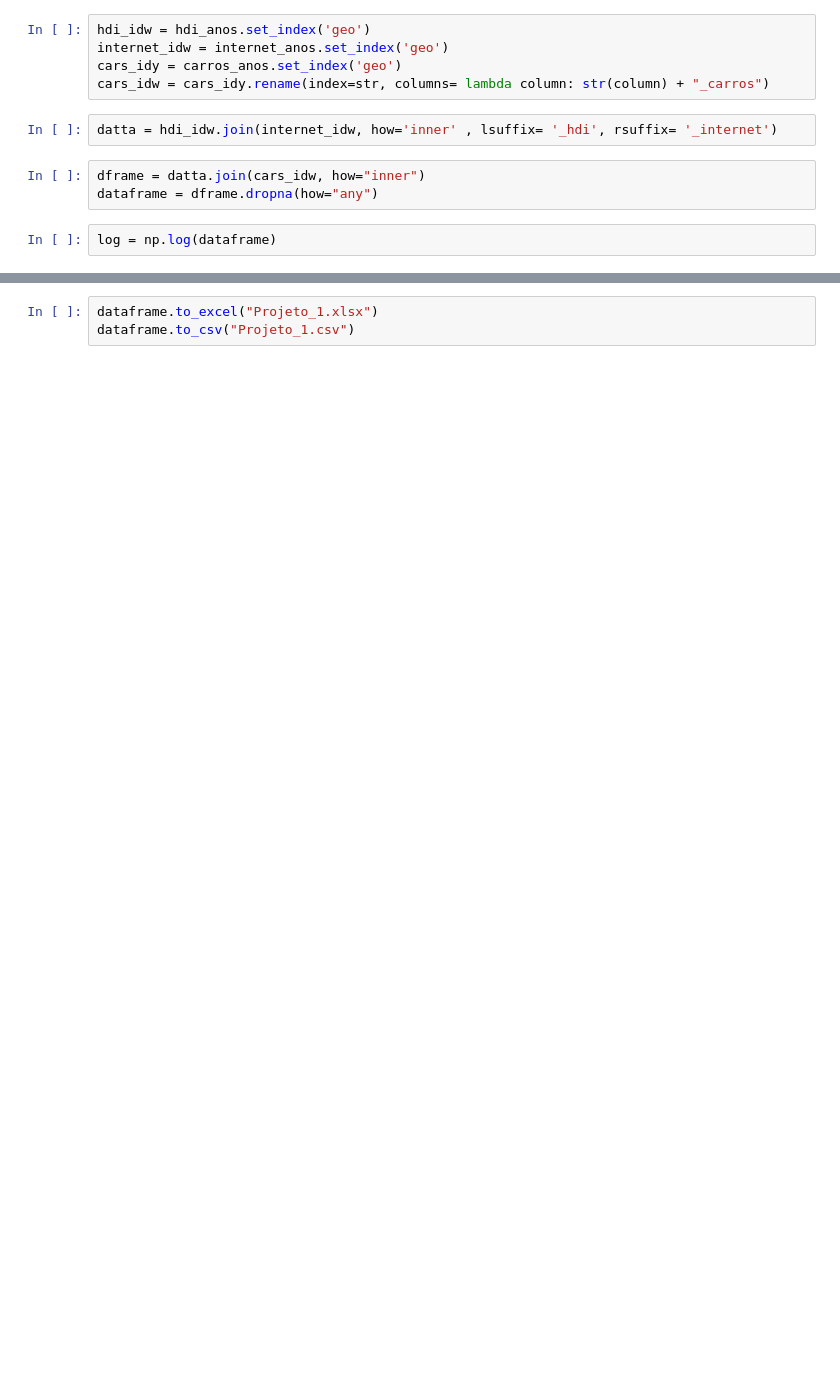
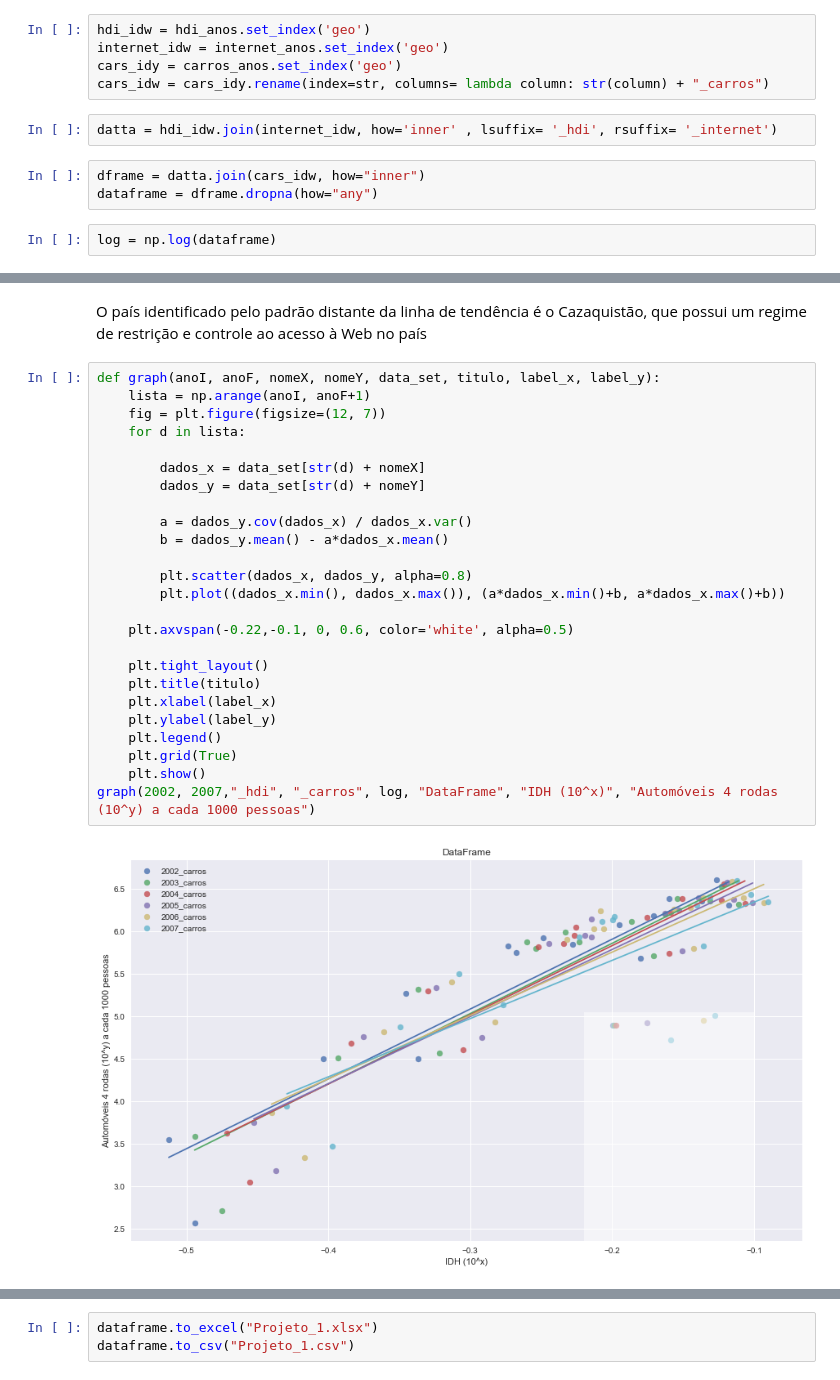
Before and after one commit to lnicascio/Projeto-1--Lucas-Nicascio-dos-Santos, a Jupyter notebook: Ciência dos Dados.ipynb, the cells around one changed output, grey strips where cells are left out. Drawn from its saved outputs; the diff is of its cells as text; blank space fills up the shorter version.

```diff
--- a/Ciência dos Dados.ipynb
+++ b/Ciência dos Dados.ipynb
@@ -268,0 +284,29 @@ graph(2002, 2007,"_hdi", "_carros", log, "DataFrame", "HDI", "Carros")
+# %% [markdown]
+O país identificado pelo padrão distante da linha de tendência é o Cazaquistão, que possui um regime de restrição e controle ao acesso à Web no país
+# %%
+def graph(anoI, anoF, nomeX, nomeY, data_set, titulo, label_x, label_y):
+    lista = np.arange(anoI, anoF+1)
+    fig = plt.figure(figsize=(12, 7))
+    for d in lista:
+
+        dados_x = data_set[str(d) + nomeX]
+        dados_y = data_set[str(d) + nomeY]
+
+        a = dados_y.cov(dados_x) / dados_x.var()
+        b = dados_y.mean() - a*dados_x.mean()
+
+        plt.scatter(dados_x, dados_y, alpha=0.8)
+        plt.plot((dados_x.min(), dados_x.max()), (a*dados_x.min()+b, a*dados_x.max()+b))
+
+    plt.axvspan(-0.22,-0.1, 0, 0.6, color='white', alpha=0.5)
+
+    plt.tight_layout()
+    plt.title(titulo)
+    plt.xlabel(label_x)
+    plt.ylabel(label_y)
+    plt.legend()
+    plt.grid(True)
+    plt.show()
+graph(2002, 2007,"_hdi", "_carros", log, "DataFrame", "IDH (10^x)", "Automóveis 4 rodas (10^y) a cada 1000 pessoas")
+# %% [output]
+[figure, added]
```
Also changed, not shown: parts of 41 cells of this notebook.
